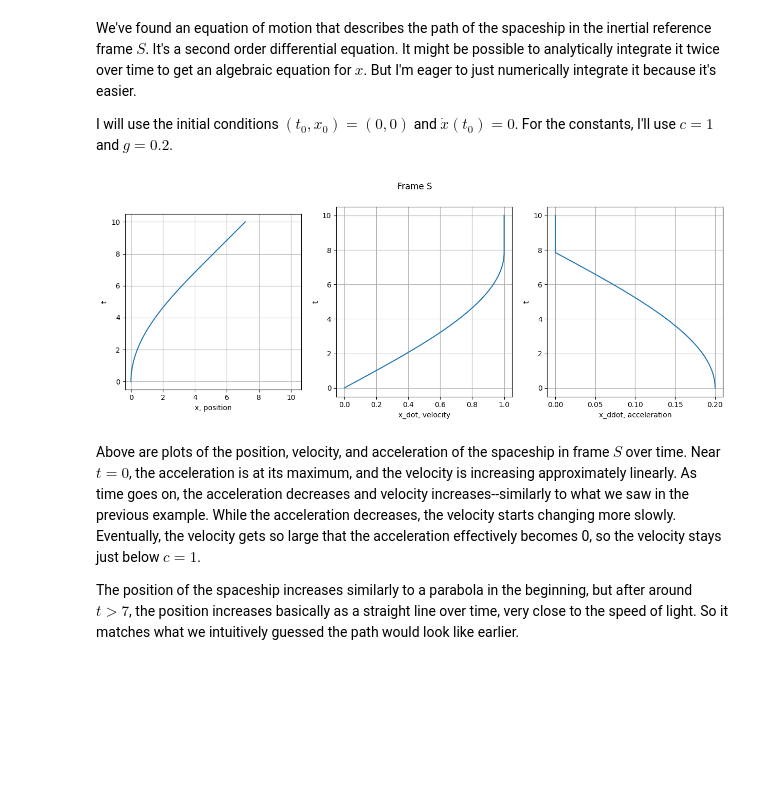
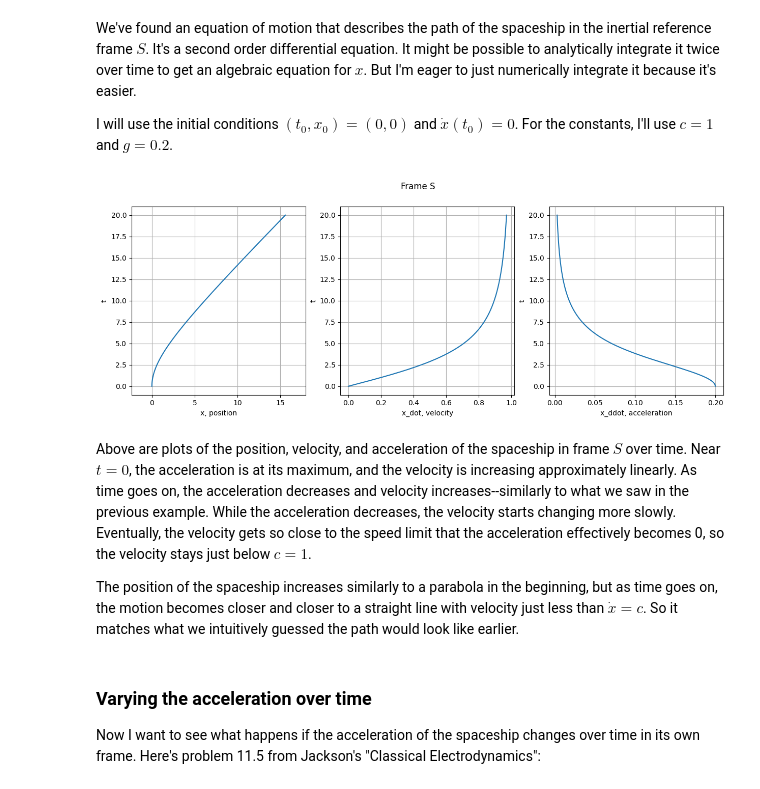
Before and after one commit to kurtamohler/physics-sims, a Jupyter notebook: notebooks/Special Relativity Acceleration.ipynb, the cells around one changed output. Drawn from its saved outputs; the diff is of its cells as text; code cells hidden in the pictures; blank space fills up the shorter version.

Commit message:
Corrections in SR Acceleration notes, plus twin paradox

```diff
--- a/notebooks/Special Relativity Acceleration.ipynb
+++ b/notebooks/Special Relativity Acceleration.ipynb
@@ -209,22 +209,15 @@ g = 0.2
 c = 1
 
 class ConstantProperAcceleration(physics_sims.Sim):
-    def __init__(self, event0, v0, g):
+    def __init__(self, event0, v0, g, c=1):
         self.event = event0
         self.v = v0
         self.g = g
         self.a = g
-
-    # Need to artificially limit velocity because of floating point error
-    def maybe_limit_v(self, v):
-        eps = 1e-8
-        if abs(v) > c - eps:
-            return np.sign(v) * (c - eps)
-        return v
+        self.c = c
 
     def calc_a(self, t, x, v):
-        v = self.maybe_limit_v(v)
-        res = self.g * np.sqrt(1 - (v/c)**2)
+        res = self.g * (1 - (v/self.c)**2)**(3/2)
         return res
 
     def update(self, sim_runner, dt):
@@ -232,38 +225,42 @@ class ConstantProperAcceleration(physics_sims.Sim):
             dt, self.event[0], self.event[1], self.v,
             self.calc_a
         )
-        self.v = self.maybe_limit_v(self.v)
         self.a = self.calc_a(self.event[0], self.event[1], self.v)
 
     def state(self):
         return [self.event[0], self.event[1], self.v, self.a]
 
 traj = physics_sims.SimRunner().run_headless(
     ConstantProperAcceleration(event0, v0, g),
-    10)
+    20,
+    time_delta=0.01)
 
 fig, axes = plt.subplots(1, 3)
 fig.set_figwidth(15)
 
 plt.suptitle('Frame S')
 
 axes[0].plot(traj.T[1], traj.T[0])
 axes[0].set(xlabel='x, position', ylabel='t')
-axes[0].axis('square')
+axes[0].axis('equal')
 
 axes[1].plot(traj.T[2], traj.T[0])
 axes[1].set(xlabel='x_dot, velocity', ylabel='t')
 
 axes[2].plot(traj.T[3], traj.T[0])
 axes[2].set(xlabel='x_ddot, acceleration', ylabel='t')
 
 for ax in axes:
     ax.grid()
 
 plt.show()
 # %% [output]
-[figure, old version]
+[figure, new version]
 # %% [markdown]
-Above are plots of the position, velocity, and acceleration of the spaceship in frame $S$ over time. Near $t=0$, the acceleration is at its maximum, and the velocity is increasing approximately linearly. As time goes on, the acceleration decreases and velocity increases--similarly to what we saw in the previous example. While the acceleration decreases, the velocity starts changing more slowly. Eventually, the velocity gets so large that the acceleration effectively becomes 0, so the velocity stays just below $c=1$.
+Above are plots of the position, velocity, and acceleration of the spaceship in frame $S$ over time. Near $t=0$, the acceleration is at its maximum, and the velocity is increasing approximately linearly. As time goes on, the acceleration decreases and velocity increases--similarly to what we saw in the previous example. While the acceleration decreases, the velocity starts changing more slowly. Eventually, the velocity gets so close to the speed limit that the acceleration effectively becomes 0, so the velocity stays just below $c=1$.
 
-The position of the spaceship increases similarly to a parabola in the beginning, but after around $t>7$, the position increases basically as a straight line over time, very close to the speed of light. So it matches what we intuitively guessed the path would look like earlier.
+The position of the spaceship increases similarly to a parabola in the beginning, but as time goes on, the motion becomes closer and closer to a straight line with velocity just less than $\dot{x}=c$. So it matches what we intuitively guessed the path would look like earlier.
+# %% [markdown]
+### Varying the acceleration over time
+
+Now I want to see what happens if the acceleration of the spaceship changes over time in its own frame. Here's problem 11.5 from Jackson's "Classical Electrodynamics":
```
Also changed, not shown: parts of 8 cells of this notebook, 2 other files.
